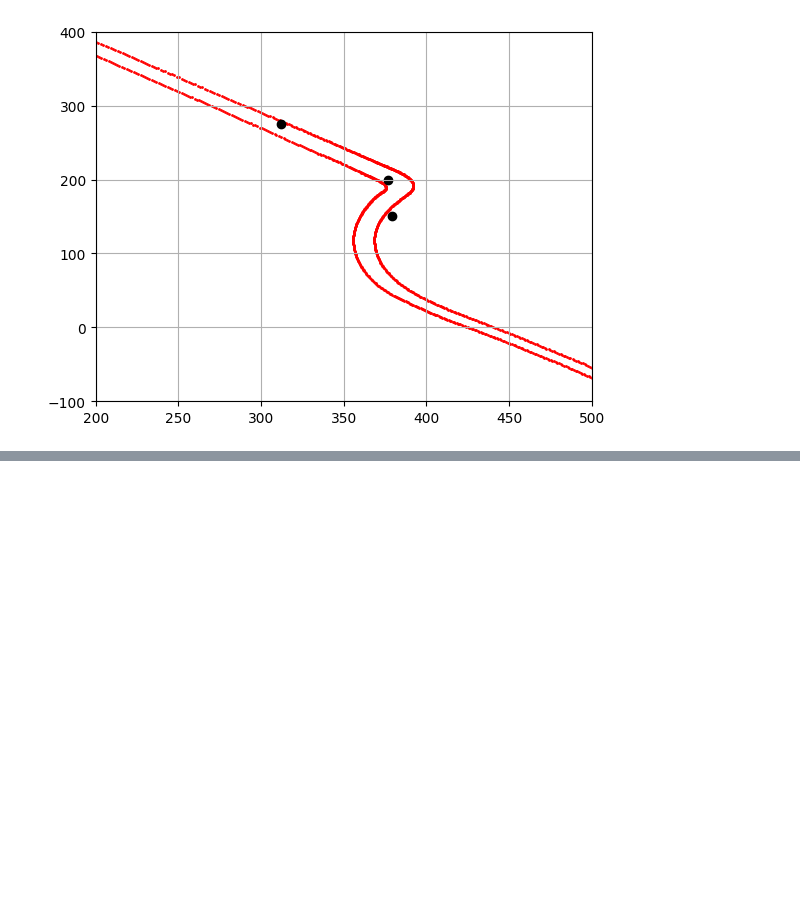
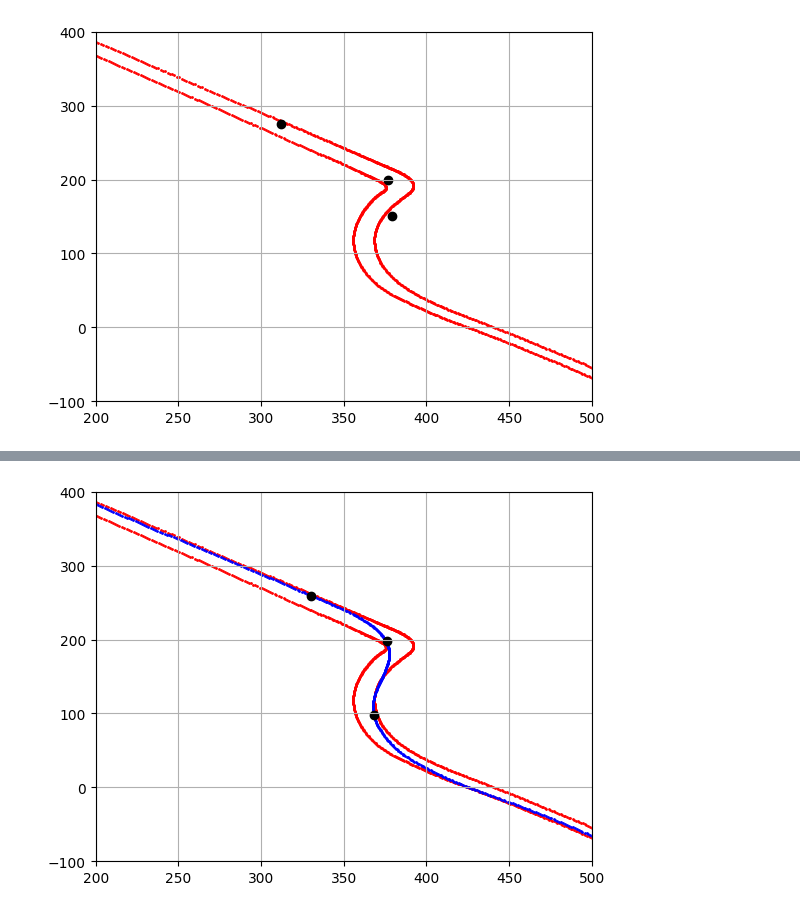
Before and after one commit to Bgon01/Data3001-capstone, a Jupyter notebook: feature_eng/creating_bins.ipynb, the cells around one changed output, grey strips where cells are left out. Saved outputs shown, nothing was run; the diff lists cells and outputs as text; code cells hidden in the pictures; blank space fills up the shorter version.

```diff
--- a/feature_eng/creating_bins.ipynb
+++ b/feature_eng/creating_bins.ipynb
@@ -239,0 +252,31 @@ plt.show()
+# %%
+from functools import lru_cache
+import pandas as pd
+import matplotlib.pyplot as plt
+import numpy as np
+
+pd.set_option('display.max_columns', None)
+
+@lru_cache(maxsize=None)
+def fetch_data_from_source(file):
+    '''
+    Files:
+        f1sim-data-2022.parquet
+        f1sim-data-2023.parquet
+
+        f1sim-data-dictionary.xlsx
+
+        f1sim-ref-left.csv
+        f1sim-ref-line.csv
+        f1sim-ref-right.csv
+        f1sim-ref-turns.csv
+    '''
+    if file.split(".")[1] == "parquet":
+        df = pd.read_parquet(f"https://data3001-racing.s3.ap-southeast-2.amazonaws.com/{file}")
+    elif file.split(".")[1] == "csv":
+        df = pd.read_csv(f"https://data3001-racing.s3.ap-southeast-2.amazonaws.com/{file}", index_col = 0)
+    elif file.split(".")[1] == "xlsx":
+        df = pd.read_excel(f"https://data3001-racing.s3.ap-southeast-2.amazonaws.com/{file}")
+    return df
+# %%
+line = fetch_data_from_source('f1sim-ref-line.csv')
@@ -239,0 +300,13 @@ plt.show()
+# %%
+plt.scatter(left_df["WORLDPOSX"], left_df["WORLDPOSY"],s=1,c='red')
+plt.scatter(right_df["WORLDPOSX"], right_df["WORLDPOSY"], s=1,c='red')
+plt.scatter(line["WORLDPOSX"], line["WORLDPOSY"], s=1,c='blue')
+plt.scatter(330.192566,259.200989, c='black')
+plt.scatter(375.915253,197.832703, c='black')
+plt.scatter(368.020569,97.216644, c='black')
+plt.xlim(200, 500)
+plt.ylim(-100, 400)
+plt.grid()
+plt.show()
+# %% [output]
+[figure, added]
```
Also changed, not shown: parts of 5 cells of this notebook, 2 other files.
